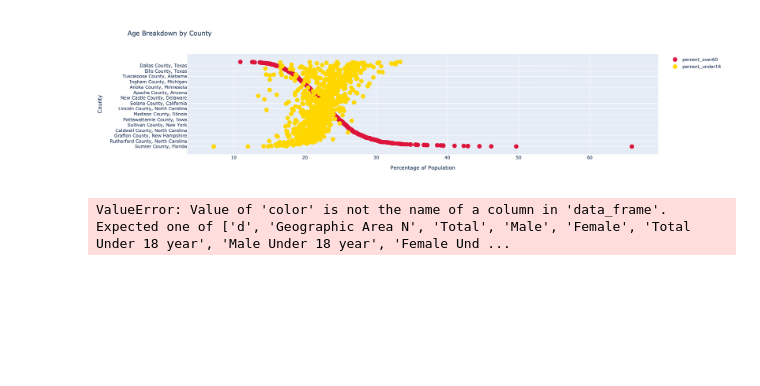
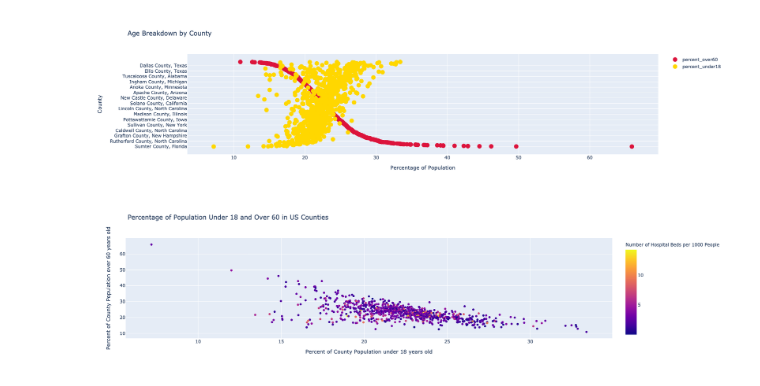
Before and after one commit to CamilaCamacho/covid-19-crisis-management-analysis, a Jupyter notebook: Merging Data and Creating Visualizations.ipynb, the cells around one changed output. Cells and saved outputs as stored; diff of their text form; code cells hidden in the pictures; blank space fills up the shorter version.

```diff
--- a/Merging Data and Creating Visualizations.ipynb
+++ b/Merging Data and Creating Visualizations.ipynb
@@ -409,16 +409,16 @@ fig.show()
 # %%
 bubble_u18_o60_beds = px.scatter(df_county_health,
                             x = "percent_under18",
                             y = "percent_over60",
-                            color = "hospitalbeds_per10000",
+                            color = "hospitalbeds_per1000",
                             hover_data = ['Geographic Area N',"Total"],
                             title = "Percentage of Population Under 18 and Over 60 in US Counties",
                             labels = {"Geographic Area N": "County, State Name",
                                       "Total": "Total Population",
                                       "percent_over60": "Percent of County Population over 60 years old",
                                       "percent_under18": "Percent of County Population under 18 years old",
                                      "hospitalbeds_per1000": "Number of Hospital Beds per 1000 People"})
 
 bubble_u18_o60_beds
 # %% [output]
-ValueError: Value of 'color' is not the name of a column in 'data_frame'. Expected one of ['d', 'Geographic Area N', 'Total', 'Male', 'Female', 'Total Under 18 year', 'Male Under 18 year', 'Female Und ...
+[figure, added]
```
